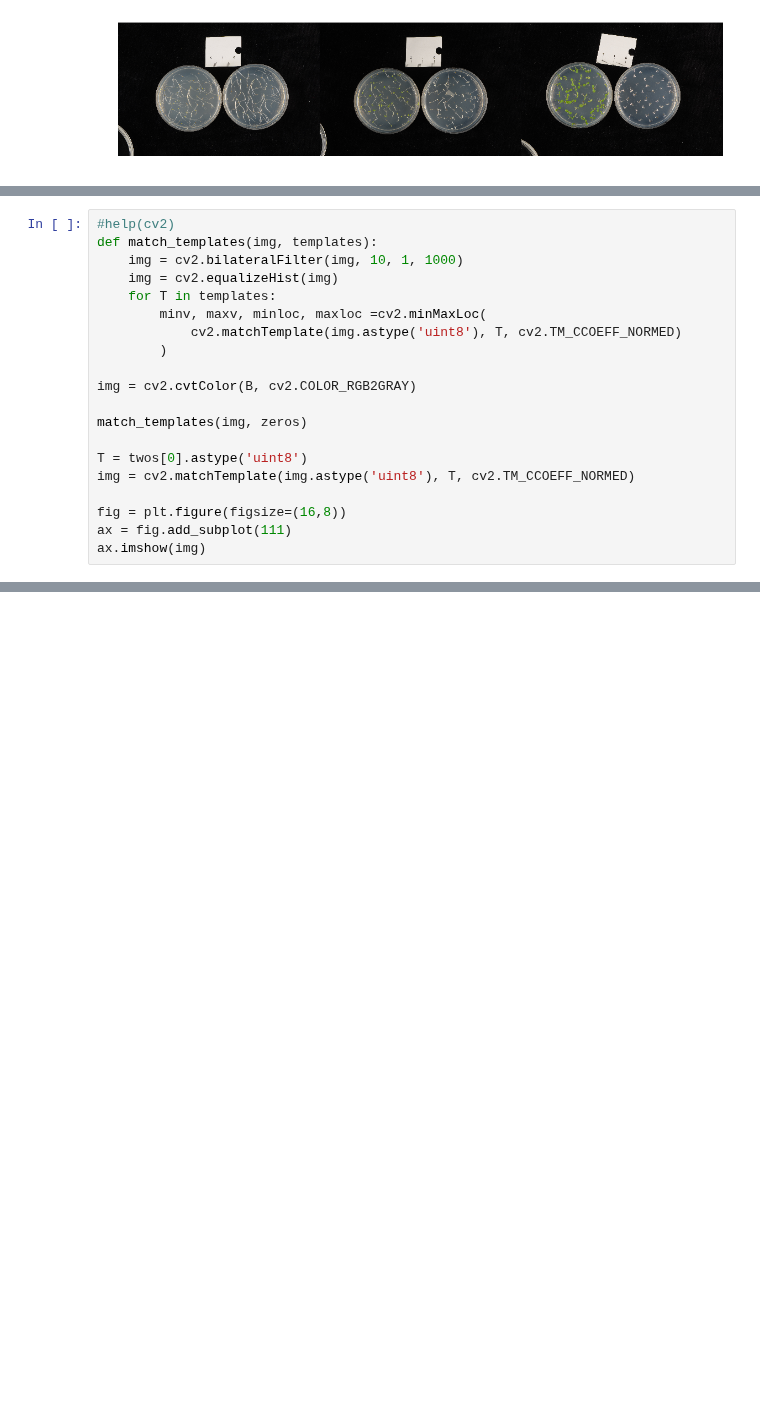
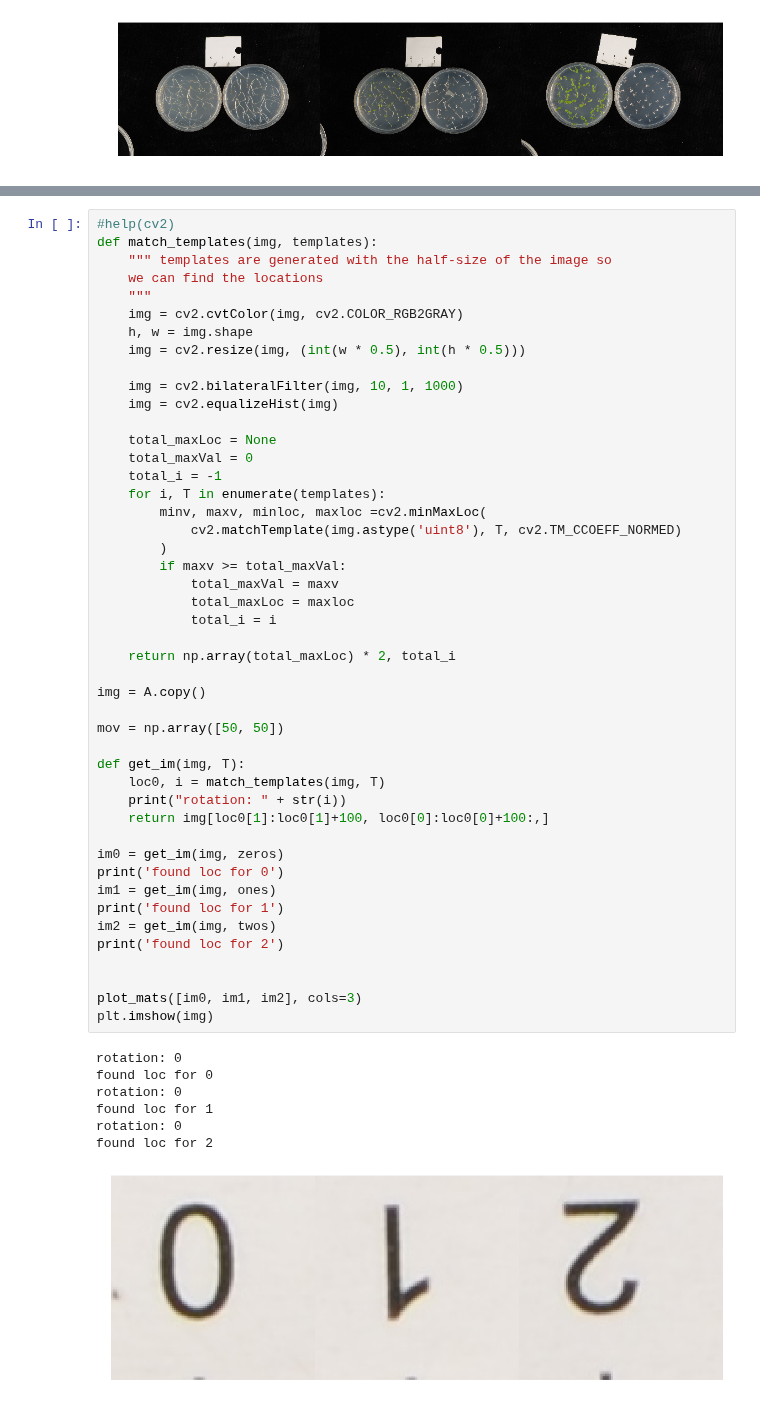
Before and after one commit to justayak/playground, a Jupyter notebook: computer_vision/plant_project/prototyping.ipynb, the cells around one changed output, grey strips where cells are left out. Cells and saved outputs as stored; diff of their text form; blank space fills up the shorter version.

Commit message:
find mm markers

```diff
--- a/computer_vision/plant_project/prototyping.ipynb
+++ b/computer_vision/plant_project/prototyping.ipynb
@@ -60,23 +63,3 @@ plot_mats(zeros + ones + twos, cols=9)
 # %% [output]
 [figure]
 [figure]
-# %%
-#help(cv2)
-def match_templates(img, templates):
-    img = cv2.bilateralFilter(img, 10, 1, 1000)
-    img = cv2.equalizeHist(img)
-    for T in templates:
-        minv, maxv, minloc, maxloc =cv2.minMaxLoc(
-            cv2.matchTemplate(img.astype('uint8'), T, cv2.TM_CCOEFF_NORMED)
-        )
-
-img = cv2.cvtColor(B, cv2.COLOR_RGB2GRAY)
-
-match_templates(img, zeros)
-
-T = twos[0].astype('uint8')
-img = cv2.matchTemplate(img.astype('uint8'), T, cv2.TM_CCOEFF_NORMED)
-
-fig = plt.figure(figsize=(16,8))
-ax = fig.add_subplot(111)
-ax.imshow(img)
@@ -102,0 +66,54 @@ temp
+# %%
+#help(cv2)
+def match_templates(img, templates):
+    """ templates are generated with the half-size of the image so
+    we can find the locations
+    """
+    img = cv2.cvtColor(img, cv2.COLOR_RGB2GRAY)
+    h, w = img.shape
+    img = cv2.resize(img, (int(w * 0.5), int(h * 0.5)))
+
+    img = cv2.bilateralFilter(img, 10, 1, 1000)
+    img = cv2.equalizeHist(img)
+
+    total_maxLoc = None
+    total_maxVal = 0
+    total_i = -1
+    for i, T in enumerate(templates):
+        minv, maxv, minloc, maxloc =cv2.minMaxLoc(
+            cv2.matchTemplate(img.astype('uint8'), T, cv2.TM_CCOEFF_NORMED)
+        )
+        if maxv >= total_maxVal:
+            total_maxVal = maxv
+            total_maxLoc = maxloc
+            total_i = i
+
+    return np.array(total_maxLoc) * 2, total_i
+
+img = A.copy()
+
+mov = np.array([50, 50])
+
+def get_im(img, T):
+    loc0, i = match_templates(img, T)
+    print("rotation: " + str(i))
+    return img[loc0[1]:loc0[1]+100, loc0[0]:loc0[0]+100:,]
+
+im0 = get_im(img, zeros)
+print('found loc for 0')
+im1 = get_im(img, ones)
+print('found loc for 1')
+im2 = get_im(img, twos)
+print('found loc for 2')
+
+
+plot_mats([im0, im1, im2], cols=3)
+plt.imshow(img)
+# %% [output]
+rotation: 0
+found loc for 0
+rotation: 0
+found loc for 1
+rotation: 0
+found loc for 2
+[figure, added]
```
Also changed, not shown: parts of 3 cells of this notebook.
